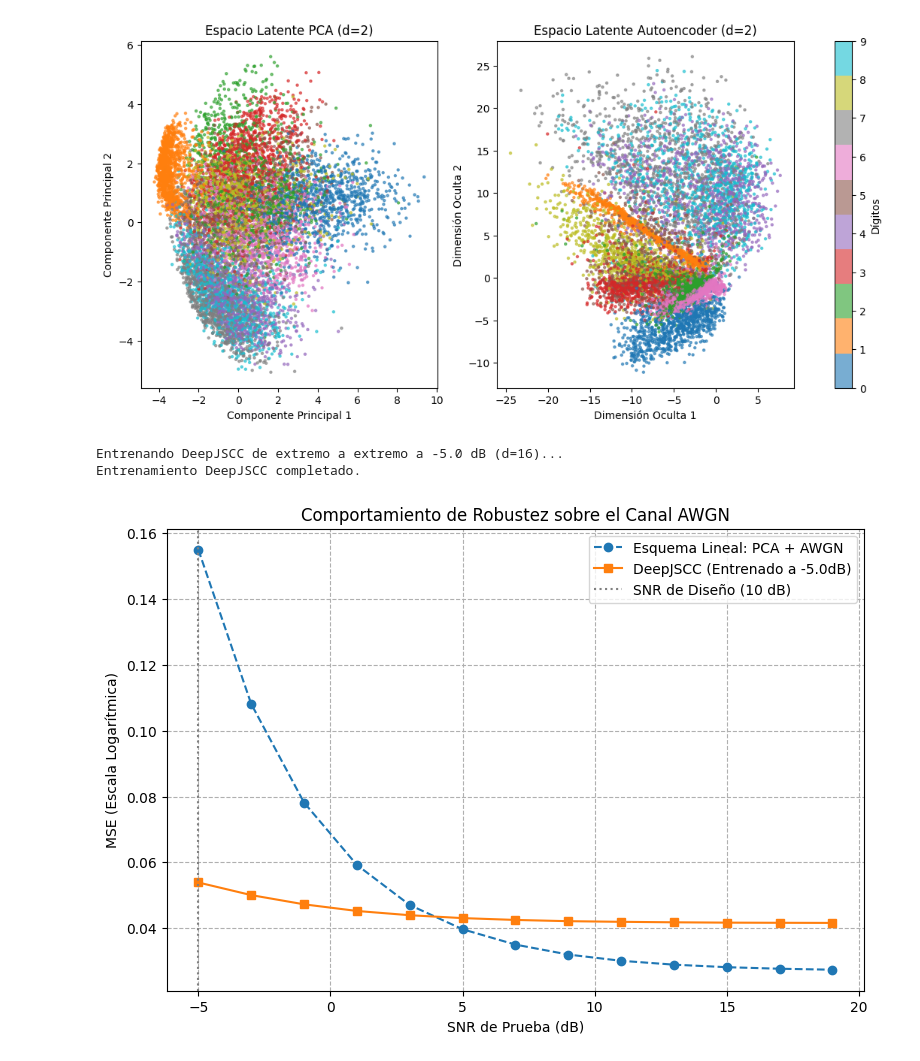
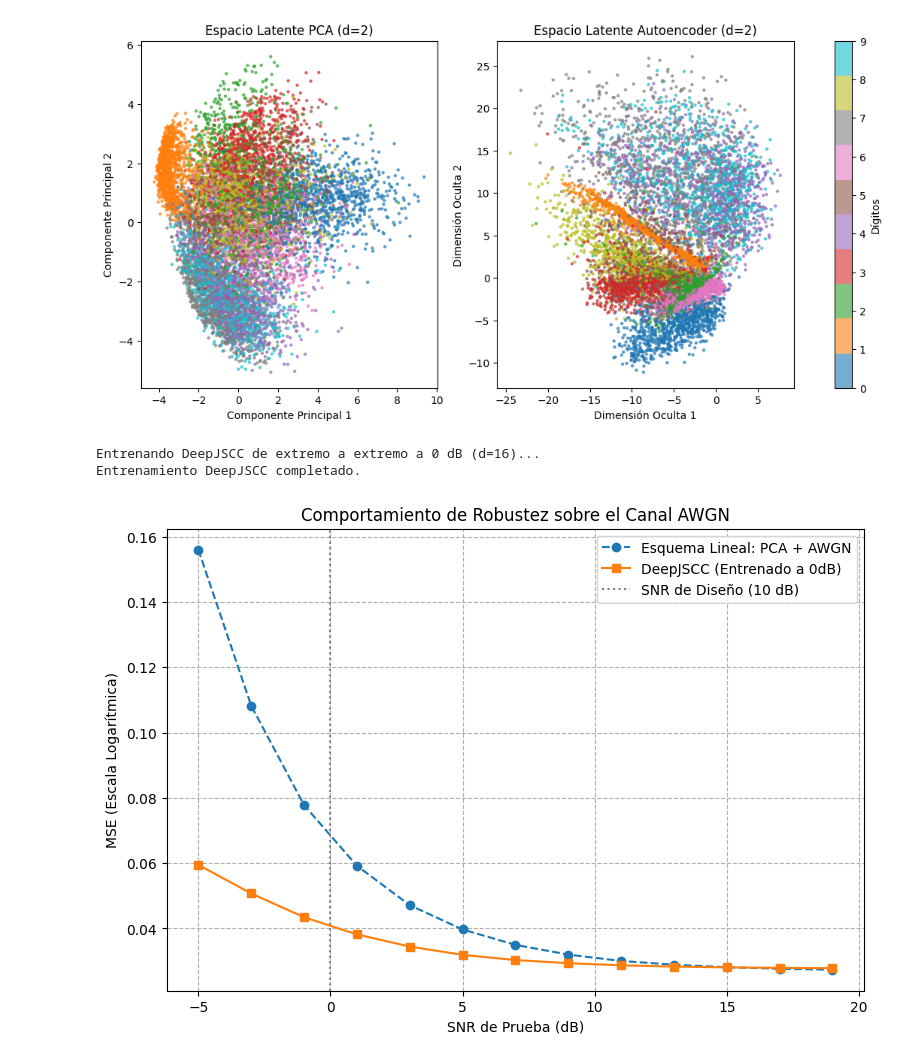
Before and after one commit to alfredo170987/Sistemas-de-comunicacion, a Jupyter notebook: JSCC.ipynb, the cells around one changed output. Drawn from its saved outputs; the diff is of its cells as text; code cells hidden in the pictures.

```diff
--- a/JSCC.ipynb
+++ b/JSCC.ipynb
@@ -358,7 +358,7 @@ class DeepJSCC(nn.Module):
 # Entrenamiento del modelo JSCC (Extremo a Extremo) a 10 dB
 # ---------------------------------------------------------
 d_jscc = 16
-snr_train_db = 10.0
+snr_train_db = 0
 print(f"Entrenando DeepJSCC de extremo a extremo a {snr_train_db} dB (d={d_jscc})...")
 
 jscc_model = DeepJSCC(latent_dim=d_jscc, P=1.0, snr_train=snr_train_db).to(device)
@@ -405,35 +405,35 @@ with torch.no_grad():
         noise_var_pca = signal_power_pca / (10 ** (snr / 10.0))
         noise_pca = np.random.normal(0, np.sqrt(noise_var_pca), Z_pca_test.shape)
 
         Z_pca_noisy = Z_pca_test + noise_pca
         X_pca_reconst = pca_16.inverse_transform(Z_pca_noisy)
         mse_p_awgn = np.mean((X_test_np - X_pca_reconst)**2)
         mse_pca_awgn_list.append(mse_p_awgn)
 
 # Graficar robustez del sistema
 plt.figure(figsize=(9, 6))
 plt.plot(snr_test_range, mse_pca_awgn_list, 'o--', label='Esquema Lineal: PCA + AWGN')
 plt.plot(snr_test_range, mse_jscc_list, 's-', label=f'DeepJSCC (Entrenado a {snr_train_db}dB)')
 plt.axvline(x=snr_train_db, color='gray', linestyle=':', label='SNR de Diseño (10 dB)')
 #plt.yscale('log')
 plt.xlabel('SNR de Prueba (dB)')
 plt.ylabel('MSE (Escala Logarítmica)')
 plt.title('Comportamiento de Robustez sobre el Canal AWGN')
 plt.grid(True, which="both", ls="--")
 plt.legend()
 plt.show()
 
 # EXPLICACIÓN TEÓRICA (Comentario):
 # Observamos dos fenómenos clave de las comunicaciones digitales modernas:
 # 1. "Cliff Effect" (Efecto Acantilado): Sistemas clásicos/lineales o separados tienden a fallar
 #    catastróficamente cuando el canal cae por debajo de la calidad de diseño.
 # 2. "Graceful Degradation" (Degradación Suave): DeepJSCC degrada la calidad de manera fluida y
 #    continua. Incluso supera al método lineal a altos SNRs al haber optimizado de forma conjunta
 #    la estructura semántica y la resistencia térmica del canal.
 # %% [output]
-Entrenando DeepJSCC de extremo a extremo a -5.0 dB (d=16)...
+Entrenando DeepJSCC de extremo a extremo a 0 dB (d=16)...
 Entrenamiento DeepJSCC completado.
-[figure, old version]
+[figure, new version]
 # %%
 # ==========================================
 # CELDA 5: Inspección Visual de Reconstrucciones
```
Also changed, not shown: parts of 1 cell of this notebook.
